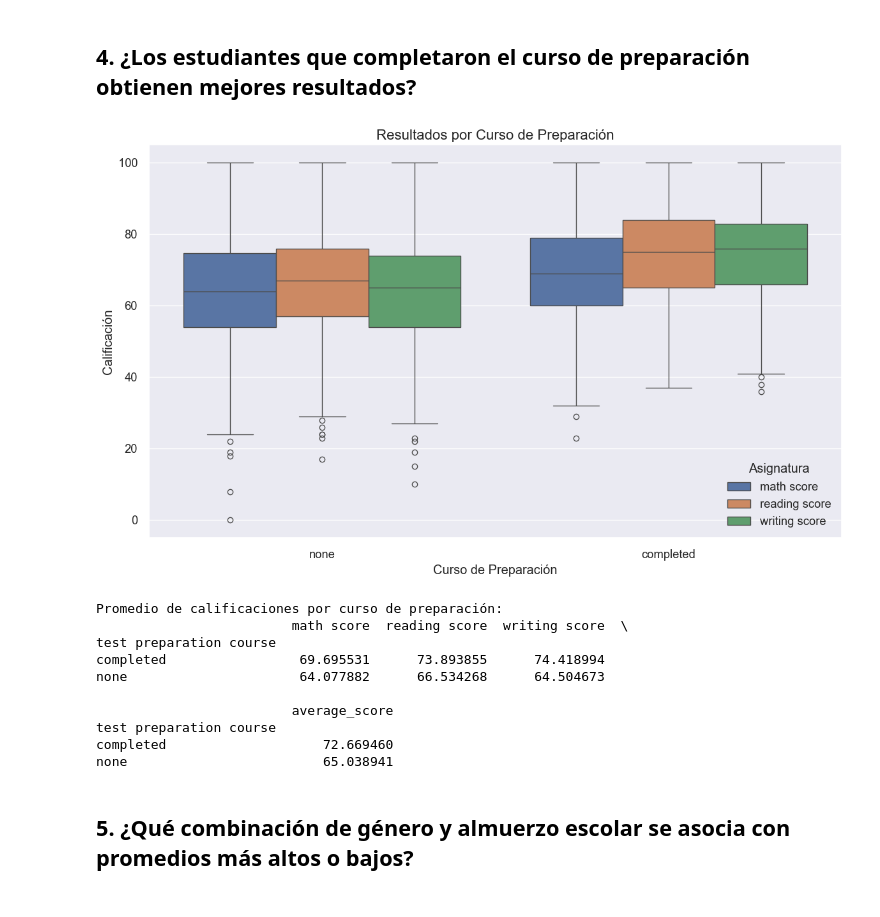
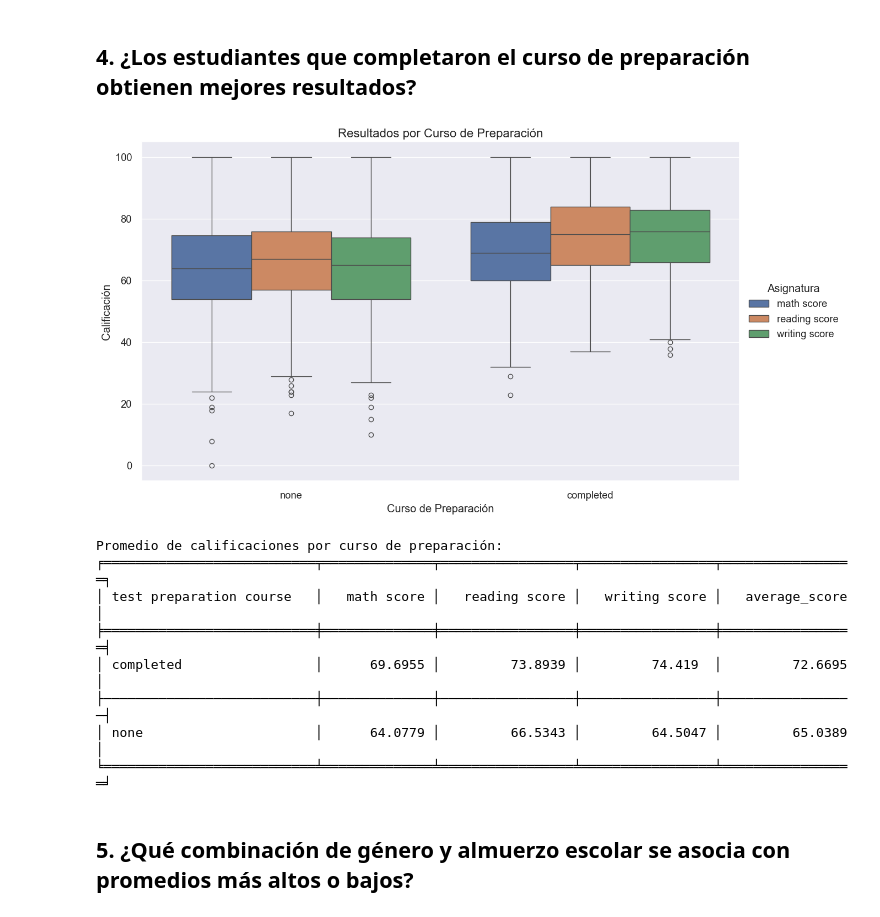
Before and after one commit to driosoft-pro/dataEducacion, a Jupyter notebook: student_performance.ipynb, the cells around one changed output. Drawn from its saved outputs; the diff is of its cells as text; code cells hidden in the pictures.

```diff
--- a/student_performance.ipynb
+++ b/student_performance.ipynb
@@ -182,32 +204,30 @@ high school                  63.096939  65.000000  13.510583
 # %%
 plt.figure(figsize=(14, 8))
 sns.boxplot(x='test preparation course', y='value', hue='variable',
             data=pd.melt(df, id_vars=['test preparation course'],
                           value_vars=['math score', 'reading score', 'writing score']))
 plt.title('Resultados por Curso de Preparación', fontsize=16)
 plt.xlabel('Curso de Preparación')
 plt.ylabel('Calificación')
-plt.legend(title='Asignatura')
+plt.legend(title='Asignatura', loc='center left', bbox_to_anchor=(1, 0.5))
 plt.grid(True, axis='y')
-plt.savefig('resultados_curso_preparacion.png')
+plt.savefig('img/resultados_curso_preparacion.png')
 plt.show()
 
 # Estadísticas por curso de preparación
 prep_scores = df.groupby('test preparation course')[['math score', 'reading score', 'writing score', 'average_score']].mean()
 print("\nPromedio de calificaciones por curso de preparación:")
-print(prep_scores)
+print(tabulate(prep_scores, headers='keys', tablefmt='fancy_grid', showindex=True))
 # %% [output]
-[figure, old version]
+[figure, new version]
 Promedio de calificaciones por curso de preparación:
-                         math score  reading score  writing score  \
-test preparation course
-completed                 69.695531      73.893855      74.418994
-none                      64.077882      66.534268      64.504673
-
-                         average_score
-test preparation course
-completed                    72.669460
-none                         65.038941
+╒═══════════════════════════╤══════════════╤═════════════════╤═════════════════╤═════════════════╕
+│ test preparation course   │   math score │   reading score │   writing score │   average_score │
+╞═══════════════════════════╪══════════════╪═════════════════╪═════════════════╪═════════════════╡
+│ completed                 │      69.6955 │         73.8939 │         74.419  │         72.6695 │
+├───────────────────────────┼──────────────┼─────────────────┼─────────────────┼─────────────────┤
+│ none                      │      64.0779 │         66.5343 │         64.5047 │         65.0389 │
+╘═══════════════════════════╧══════════════╧═════════════════╧═════════════════╧═════════════════╛
 # %% [markdown]
 ## 5. ¿Qué combinación de género y almuerzo escolar se asocia con promedios más altos o bajos?
 # %%
```
Also changed, not shown: parts of 9 cells of this notebook, 25 other files.
